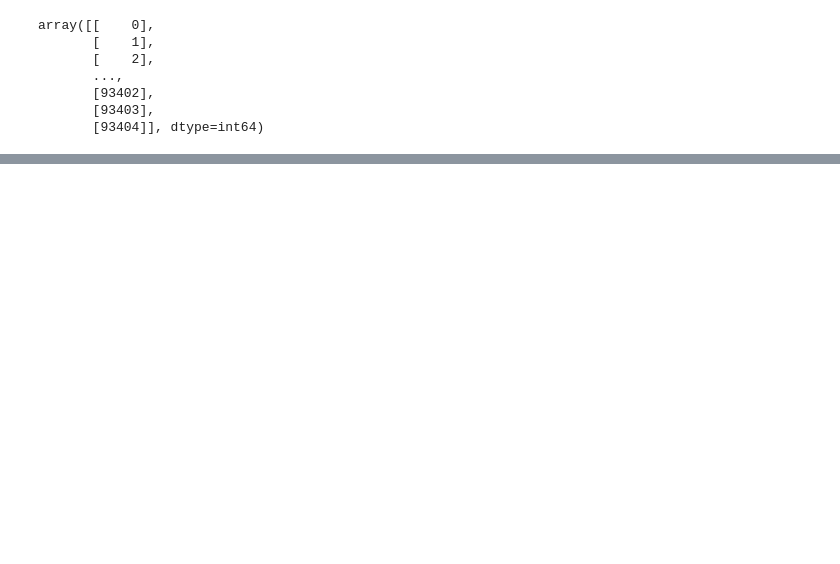
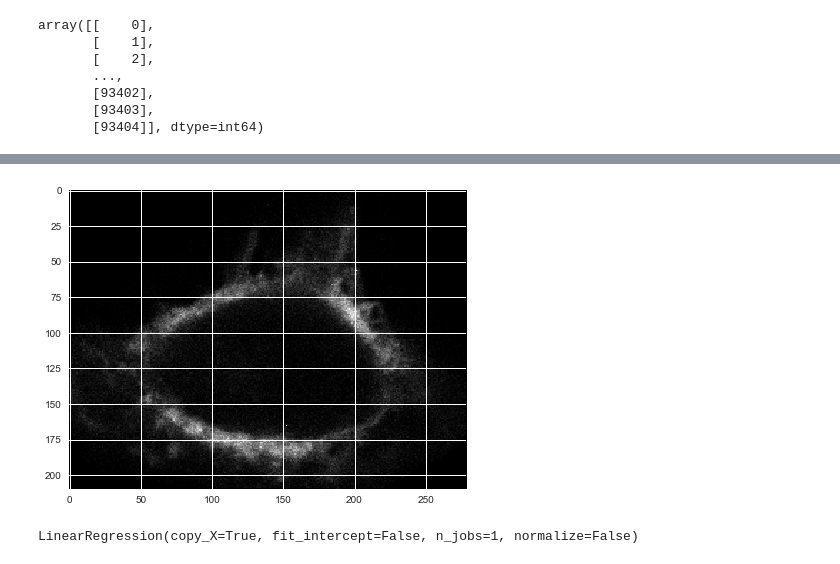
Before and after one commit to plinders/pyColocalizer, a Jupyter notebook: Residual graph.ipynb, the cells around one changed output, grey strips where cells are left out. Drawn from its saved outputs; the diff is of its cells as text; code cells hidden in the pictures; blank space fills up the shorter version.

```diff
--- a/Residual graph.ipynb
+++ b/Residual graph.ipynb
@@ -76,0 +142,5 @@ array([[    0],
+# %%
+plt.imshow(images[2], cmap="gray")
+plt.show()
+# %% [output]
+[figure, added]
@@ -76,0 +152,5 @@ array([[    0],
+# %%
+model = LinearRegression(fit_intercept=False)
+model.fit(array_DAPI, array_CD9)
+# %% [output]
+LinearRegression(copy_X=True, fit_intercept=False, n_jobs=1, normalize=False)
```
Also changed, not shown: parts of 22 cells of this notebook, 2 other files.
